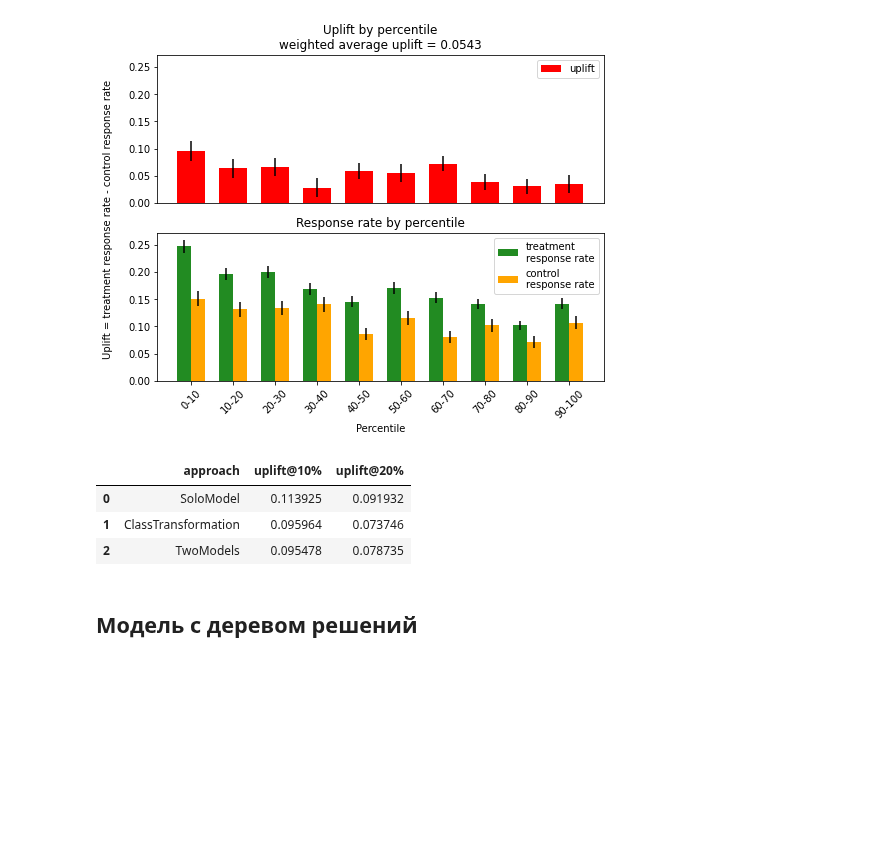
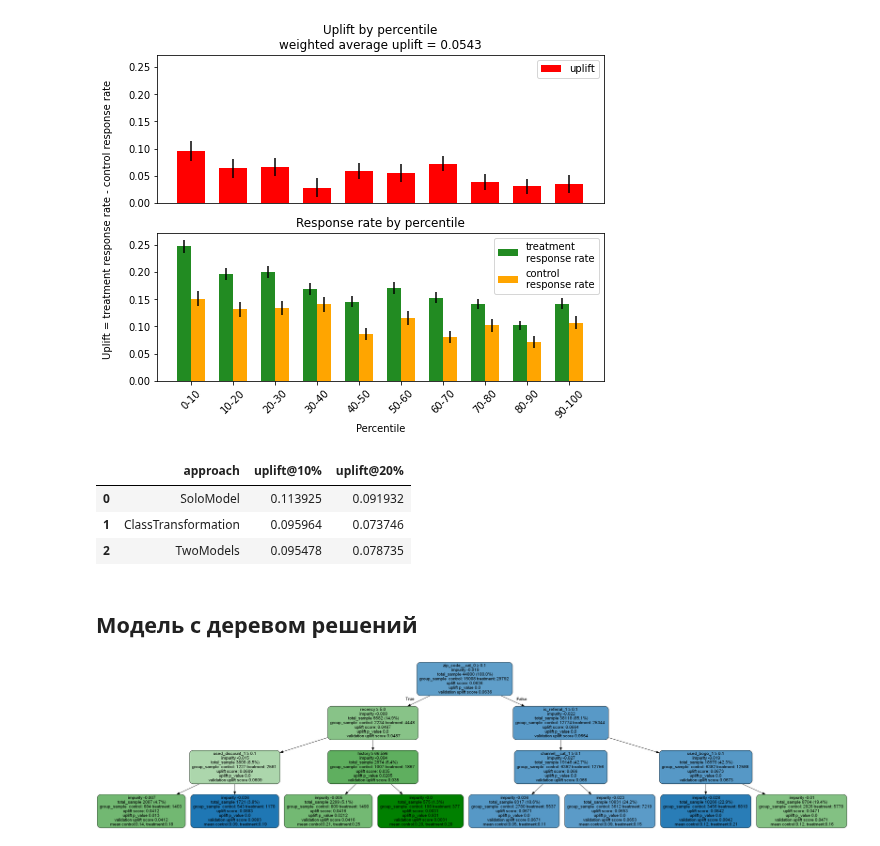
Before and after one commit to PapaCarloSap/AiLessonHomework, a Jupyter notebook: ML_in_business/hw4/project.ipynb, the cells around one changed output. Drawn from its saved outputs; the diff is of its cells as text; code cells hidden in the pictures; blank space fills up the shorter version.

```diff
--- a/ML_in_business/hw4/project.ipynb
+++ b/ML_in_business/hw4/project.ipynb
@@ -35,7 +35,7 @@ df_clients = pd.read_csv(CLIENTS_PATH)
 # %%
 # переименовать поля
 df_clients = df_clients.rename(columns={
-    'offer':TREATMENT_NAME,
+    #'offer':TREATMENT_NAME,
     'conversion':TARGET_NAME})
 # %%
 # приводим поле treatment к бинарному виду
@@ -50,15 +49,10 @@ Name: treatment, dtype: int64
 # %%
 # настройка категориальных признаков если такие имеются
-df_clients['zip_code__cat'] = df_clients['zip_code'].map({
-    'Surburban':1,
-    'Urban':2,
-    'Rural':3
-    }).astype(int)
-df_clients['channel__cat'] = df_clients['channel'].map({
-    'Web':1,
-    'Phone':2,
-    'Multichannel':3
-    }).astype(int)
+from sklearn.preprocessing import LabelEncoder
+
+labelencoder = LabelEncoder()
+df_clients['zip_code__cat'] = labelencoder.fit_transform(df_clients['zip_code'])
+df_clients['channel__cat'] = labelencoder.fit_transform(df_clients['channel'])
 # %%
 # сделать разбиение набора данных на тренировочную и тестовую выборки
 X = df_clients[SELECTED_FEATURE_NAMES]      # признаки о клиенте
@@ -235,0 +226,29 @@ pd.DataFrame(data=models_results).sort_values('uplift@10%', ascending=False)
+# %%
+def generate_dummies(df: pd.DataFrame, category_names: list) -> pd.DataFrame:
+    result = df.copy()
+    for category_name in category_names:
+        result = pd.concat([result.drop(category_name, 1), pd.get_dummies(result[category_name], prefix=category_name)], 1)
+    return result
+# %%
+# Добавляем dummy столбцы
+X_train_tree = generate_dummies(X_train, cat_features)
+X_valid_tree = generate_dummies(X_valid, cat_features)
+features = [col for col in X_train_tree]
+# %%
+# модель с деревом решений
+from IPython.display import Image, display
+from causalml.inference.tree import UpliftTreeClassifier, UpliftRandomForestClassifier
+from causalml.inference.tree import uplift_tree_string, uplift_tree_plot
+
+uplift_model = UpliftTreeClassifier(max_depth=4, min_samples_leaf=200, min_samples_treatment=50,
+                                    n_reg=100, evaluationFunction='KL', control_name='control')
+
+uplift_model.fit(X_train_tree.values,
+                 treatment=treat_train.map({1: 'treatment', 0: 'control'}).values,
+                 y=y_train)
+
+graph = uplift_tree_plot(uplift_model.fitted_uplift_tree, features)
+
+display(Image(graph.create_png()))
+# %% [output]
+[figure, added]
```
Also changed, not shown: parts of 4 cells of this notebook.
